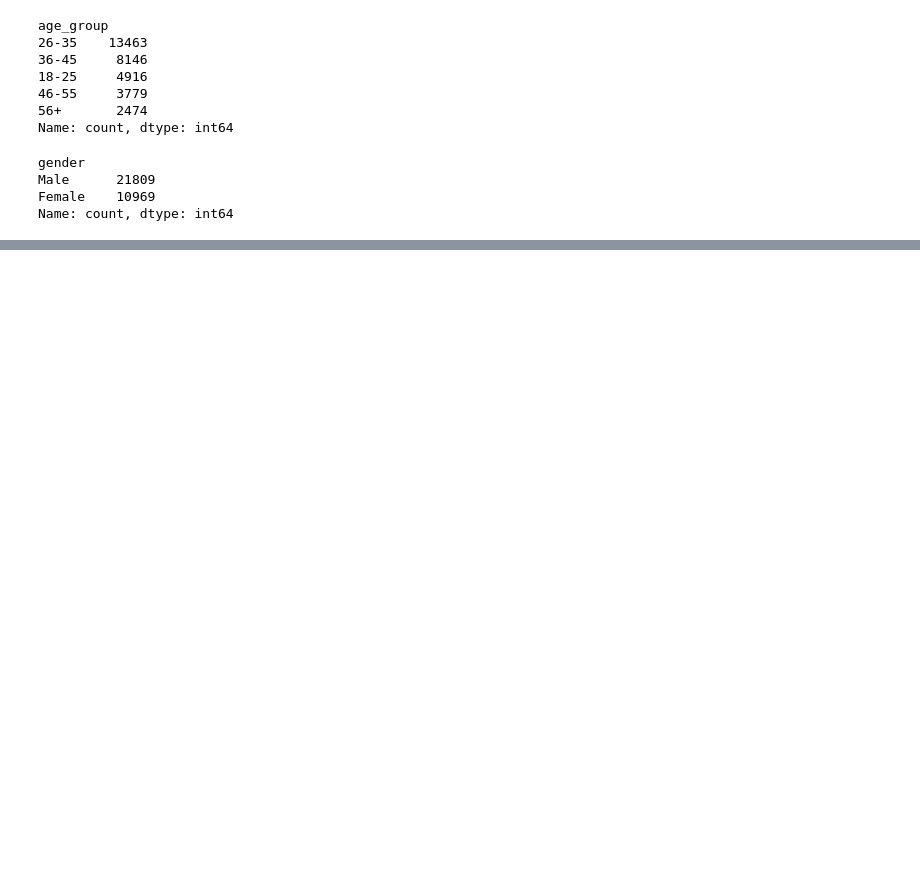
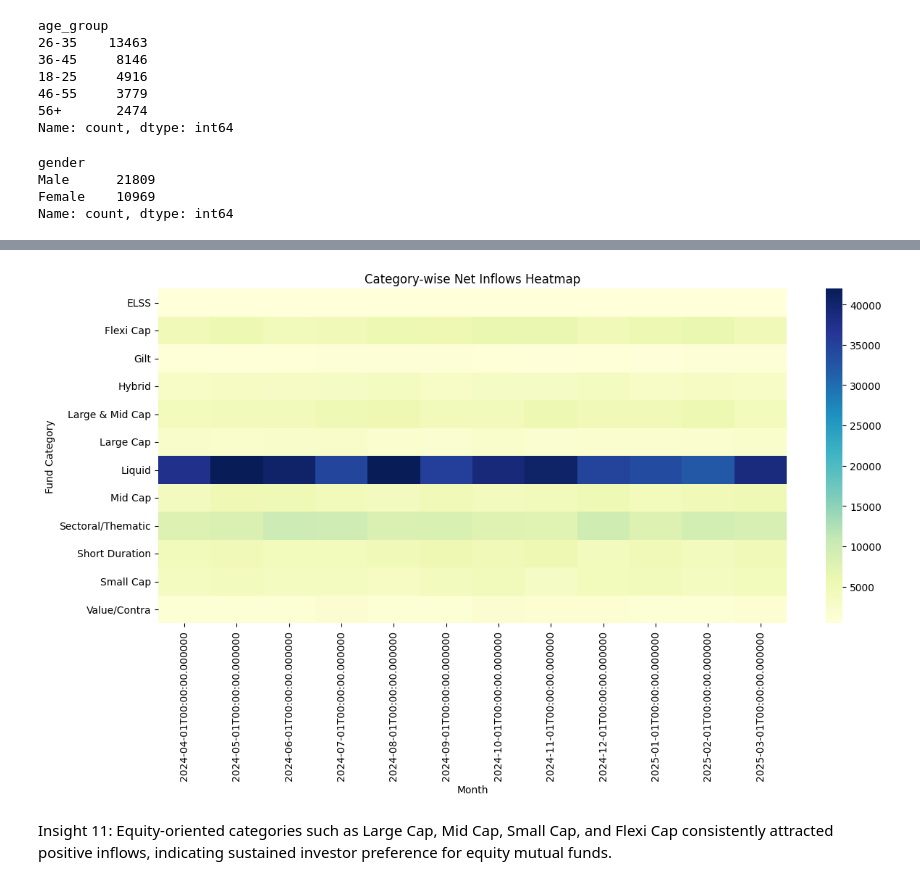
Before and after one commit to Moheeb999/bluestock_mf_capstone, a Jupyter notebook: notebooks/03_eda_analysis.ipynb, the cells around one changed output, grey strips where cells are left out. Cells and saved outputs as stored; diff of their text form; code cells hidden in the pictures; blank space fills up the shorter version.

```diff
--- a/notebooks/03_eda_analysis.ipynb
+++ b/notebooks/03_eda_analysis.ipynb
@@ -245,0 +328,8 @@ Name: count, dtype: int64
+# %%
+import pandas as pd
+
+category = pd.read_csv(
+    "../data/processed/05_category_inflows.csv"
+)
+
+print(category.shape)
@@ -245,0 +349,12 @@ Name: count, dtype: int64
+# %%
+category["month"] = pd.to_datetime(
+    category["month"]
+)
+# %%
+heatmap_data = category.pivot(
+    index="category",
+    columns="month",
+    values="net_inflow_crore"
+)
+
+print(heatmap_data.head())
@@ -245,0 +379,19 @@ Name: count, dtype: int64
+# %%
+plt.figure(figsize=(14,6))
+
+sns.heatmap(
+    heatmap_data,
+    cmap="YlGnBu",
+    annot=False
+)
+
+plt.title("Category-wise Net Inflows Heatmap")
+plt.xlabel("Month")
+plt.ylabel("Fund Category")
+
+plt.show()
+# %% [output]
+[figure, added]
+# %% [markdown]
+Insight 11:
+Equity-oriented categories such as Large Cap, Mid Cap, Small Cap, and Flexi Cap consistently attracted positive inflows, indicating sustained investor preference for equity mutual funds.
```
Also changed, not shown: parts of 41 cells of this notebook, 11 other files.
